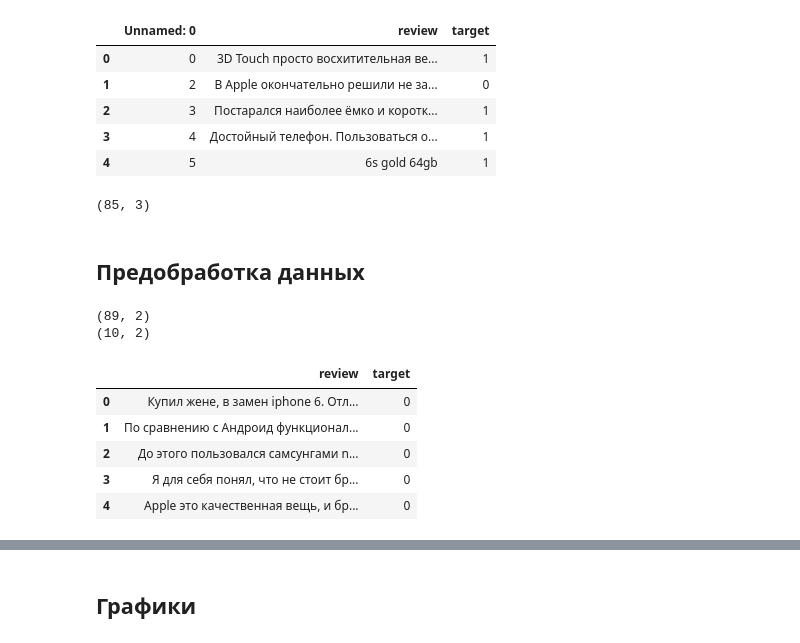
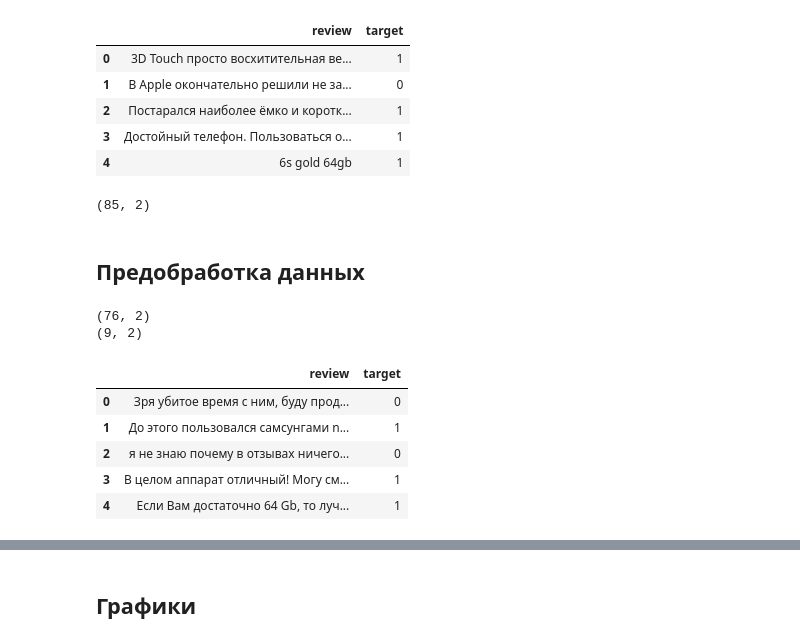
Before and after one commit to multiflexer/data_driven_service, a Jupyter notebook: notebooks/3_main.ipynb, the cells around one changed output, grey strips where cells are left out. Drawn from its saved outputs; the diff is of its cells as text; code cells hidden in the pictures.

```diff
--- a/notebooks/3_main.ipynb
+++ b/notebooks/3_main.ipynb
@@ -25,17 +15,17 @@ To enable them in other operations, rebuild TensorFlow with the appropriate comp
 # %%
-data = pd.read_csv("./data/pre_filtered_data.csv")
+data = pd.read_csv("../data/pre_filtered_data.csv")
 data.head()
 # %% [output]
-|  | Unnamed: 0 | review | target |
-| 0 | 0 | 3D Touch просто восхитительная ве... | 1 |
-| 1 | 2 | В Apple окончательно решили не за... | 0 |
-| 2 | 3 | Постарался наиболее ёмко и коротк... | 1 |
-| 3 | 4 | Достойный телефон. Пользоваться о... | 1 |
-| 4 | 5 | 6s gold 64gb | 1 |
+|  | review | target |
+| 0 | 3D Touch просто восхитительная ве... | 1 |
+| 1 | В Apple окончательно решили не за... | 0 |
+| 2 | Постарался наиболее ёмко и коротк... | 1 |
+| 3 | Достойный телефон. Пользоваться о... | 1 |
+| 4 | 6s gold 64gb | 1 |
 # %%
 data.shape
 # %% [output]
-(85, 3)
+(85, 2)
 # %% [markdown]
 ## Предобработка данных
 # %%
@@ -46,12 +36,12 @@ print(train_data.shape)
 print(test_data.shape)
 train_data.head()
 # %% [output]
-(89, 2)
-(10, 2)
+(76, 2)
+(9, 2)
 |  | review | target |
-| 0 | Купил жене, в замен iphone 6. Отл... | 0 |
-| 1 | По сравнению с Андроид функционал... | 0 |
-| 2 | До этого пользовался самсунгами n... | 0 |
-| 3 | Я для себя понял, что не стоит бр... | 0 |
-| 4 | Apple это качественная вещь, и бр... | 0 |
+| 0 | Зря убитое время с ним, буду прод... | 0 |
+| 1 | До этого пользовался самсунгами n... | 1 |
+| 2 | я не знаю почему в отзывах ничего... | 0 |
+| 3 | В целом аппарат отличный! Могу см... | 1 |
+| 4 | Если Вам достаточно 64 Gb, то луч... | 1 |
 # %%
```
Also changed, not shown: parts of 13 cells of this notebook, 1 other file.
